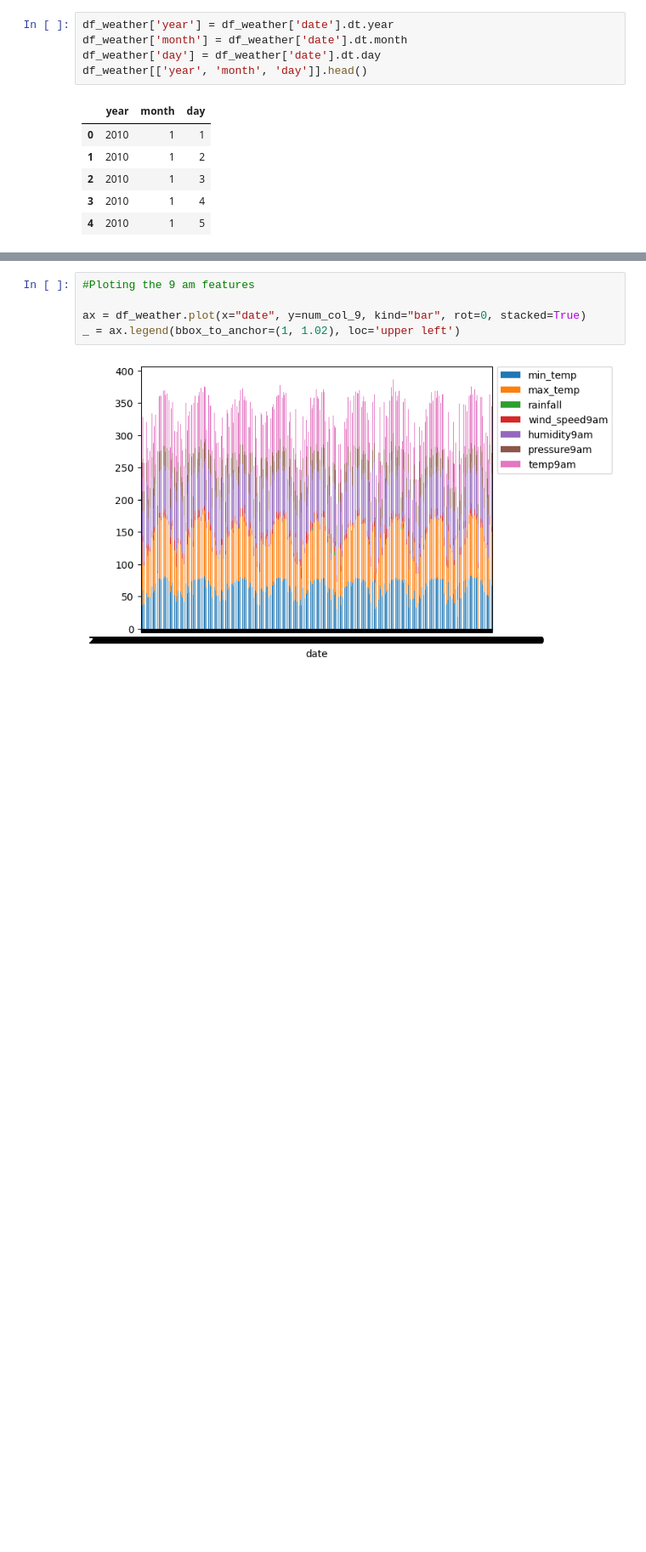
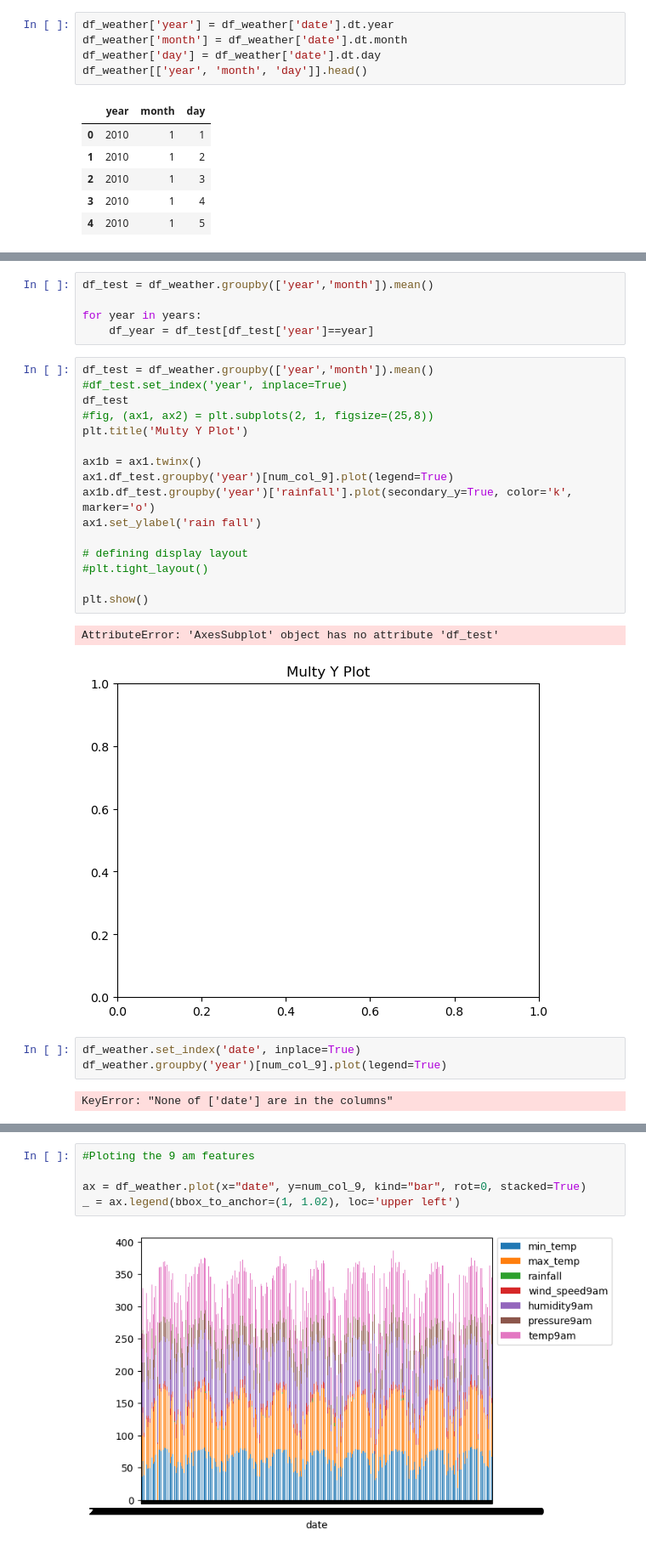
Before and after one commit to lynnmench/Houston_Weather, a Jupyter notebook: Houston_Weather_Prediction_Proj.ipynb, the cells around one changed output, grey strips where cells are left out. Shown: that part at 85% size. Saved outputs shown, nothing was run; the diff lists cells and outputs as text; blank space fills up the shorter version.

Commit message:
working on weather plots

```diff
--- a/Houston_Weather_Prediction_Proj.ipynb
+++ b/Houston_Weather_Prediction_Proj.ipynb
@@ -200,3 +197,32 @@ print('3pm features: ', num_col_3)
 # %% [output]
 9am features:  ['min_temp', 'max_temp', 'wind_speed9am', 'humidity9am', 'pressure9am', 'temp9am']
 3pm features:  ['min_temp', 'max_temp', 'wind_speed3pm', 'humidity3pm', 'pressure3pm', 'temp3pm']
+# %%
+df_test = df_weather.groupby(['year','month']).mean()
+
+for year in years:
+    df_year = df_test[df_test['year']==year]
+# %%
+df_test = df_weather.groupby(['year','month']).mean()
+#df_test.set_index('year', inplace=True)
+df_test
+#fig, (ax1, ax2) = plt.subplots(2, 1, figsize=(25,8))
+plt.title('Multy Y Plot')
+
+ax1b = ax1.twinx()
+ax1.df_test.groupby('year')[num_col_9].plot(legend=True)
+ax1b.df_test.groupby('year')['rainfall'].plot(secondary_y=True, color='k', marker='o')
+ax1.set_ylabel('rain fall')
+
+# defining display layout
+#plt.tight_layout()
+
+plt.show()
+# %% [output]
+AttributeError: 'AxesSubplot' object has no attribute 'df_test'
+[figure, added]
+# %%
+df_weather.set_index('date', inplace=True)
+df_weather.groupby('year')[num_col_9].plot(legend=True)
+# %% [output]
+KeyError: "None of ['date'] are in the columns"
```
Also changed, not shown: parts of 4 cells of this notebook.
